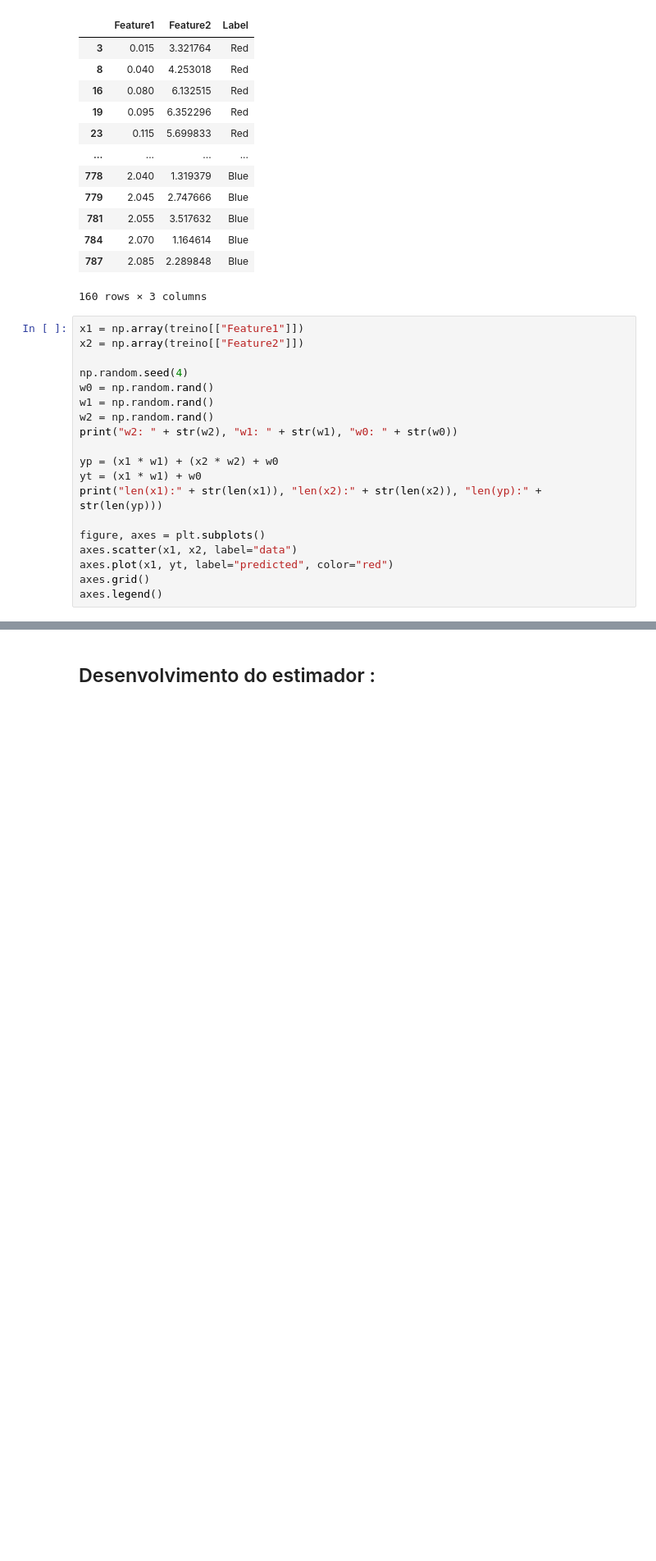
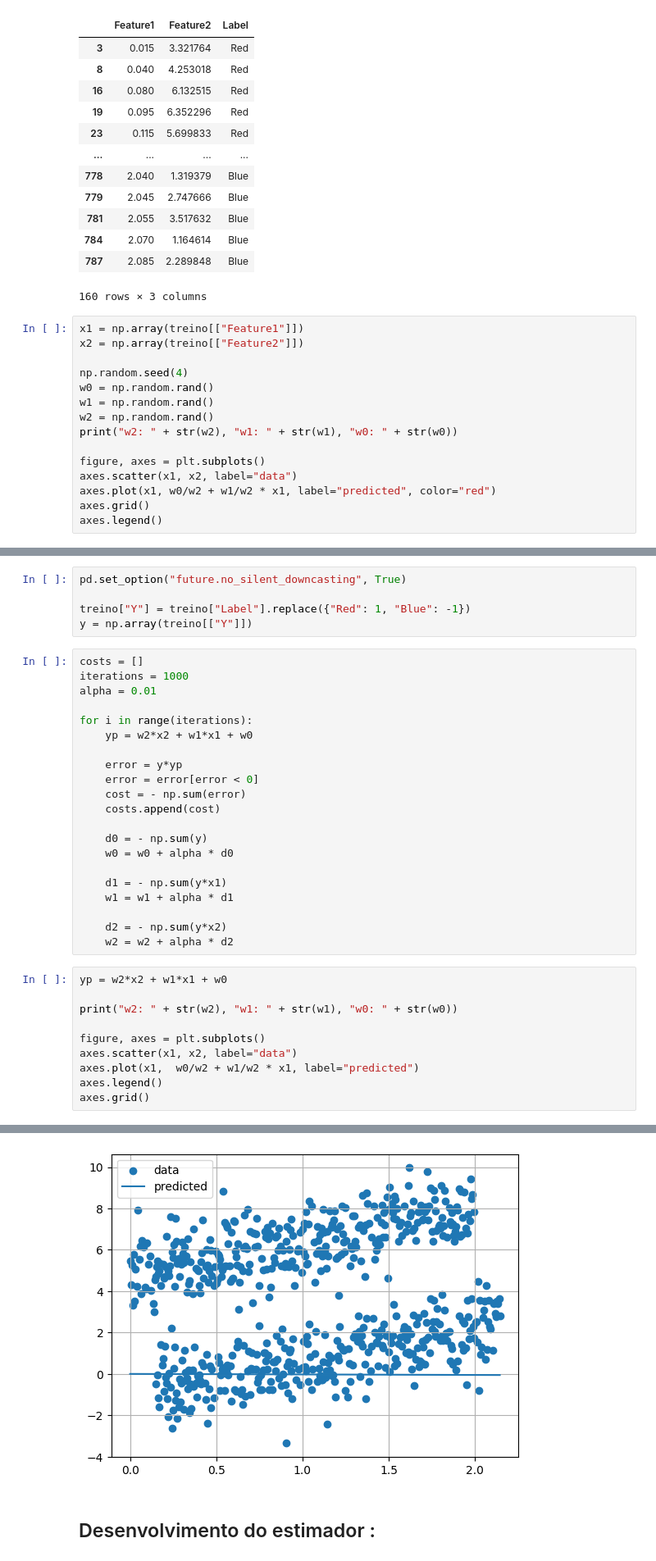
Before and after one commit to LucasSavassa/backend-playground, a Jupyter notebook: linear-classifier/hello-world/LUCAS_PIRES_SAVASSA_N1_B1_S1_2024.ipynb, the cells around one changed output, grey strips where cells are left out. Shown at 82% size. Drawn from its saved outputs; the diff is of its cells as text; blank space fills up the shorter version.

```diff
--- a/linear-classifier/hello-world/LUCAS_PIRES_SAVASSA_N1_B1_S1_2024.ipynb
+++ b/linear-classifier/hello-world/LUCAS_PIRES_SAVASSA_N1_B1_S1_2024.ipynb
@@ -241,13 +241,9 @@ w1 = np.random.rand()
 w2 = np.random.rand()
 print("w2: " + str(w2), "w1: " + str(w1), "w0: " + str(w0))
 
-yp = (x1 * w1) + (x2 * w2) + w0
-yt = (x1 * w1) + w0
-print("len(x1):" + str(len(x1)), "len(x2):" + str(len(x2)), "len(yp):" + str(len(yp)))
-
 figure, axes = plt.subplots()
 axes.scatter(x1, x2, label="data")
-axes.plot(x1, yt, label="predicted", color="red")
+axes.plot(x1, w0/w2 + w1/w2 * x1, label="predicted", color="red")
 axes.grid()
 axes.legend()
 # %% [output]
@@ -257,0 +255,37 @@ len(x1):640 len(x2):640 len(yp):640
+# %%
+pd.set_option("future.no_silent_downcasting", True)
+
+treino["Y"] = treino["Label"].replace({"Red": 1, "Blue": -1})
+y = np.array(treino[["Y"]])
+# %%
+costs = []
+iterations = 1000
+alpha = 0.01
+
+for i in range(iterations):
+    yp = w2*x2 + w1*x1 + w0
+
+    error = y*yp
+    error = error[error < 0]
+    cost = - np.sum(error)
+    costs.append(cost)
+
+    d0 = - np.sum(y)
+    w0 = w0 + alpha * d0
+
+    d1 = - np.sum(y*x1)
+    w1 = w1 + alpha * d1
+
+    d2 = - np.sum(y*x2)
+    w2 = w2 + alpha * d2
+# %%
+yp = w2*x2 + w1*x1 + w0
+
+print("w2: " + str(w2), "w1: " + str(w1), "w0: " + str(w0))
+
+figure, axes = plt.subplots()
+axes.scatter(x1, x2, label="data")
+axes.plot(x1,  w0/w2 + w1/w2 * x1, label="predicted")
+axes.legend()
+axes.grid()
+# %% [output]
@@ -258,3 +293,4 @@ len(x1):640 len(x2):640 len(yp):640
+[figure, added]
 # %% [markdown]
 ## Desenvolvimento do estimador :
 # %% [markdown]
```
Also changed, not shown: parts of 3 cells of this notebook, 2 other files.
